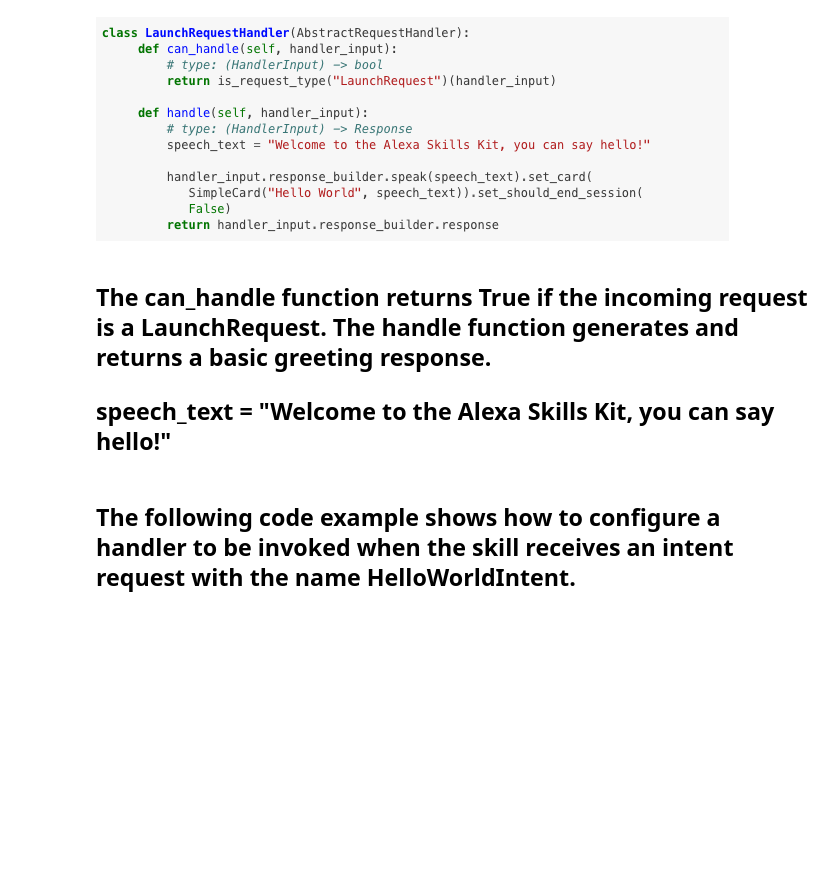
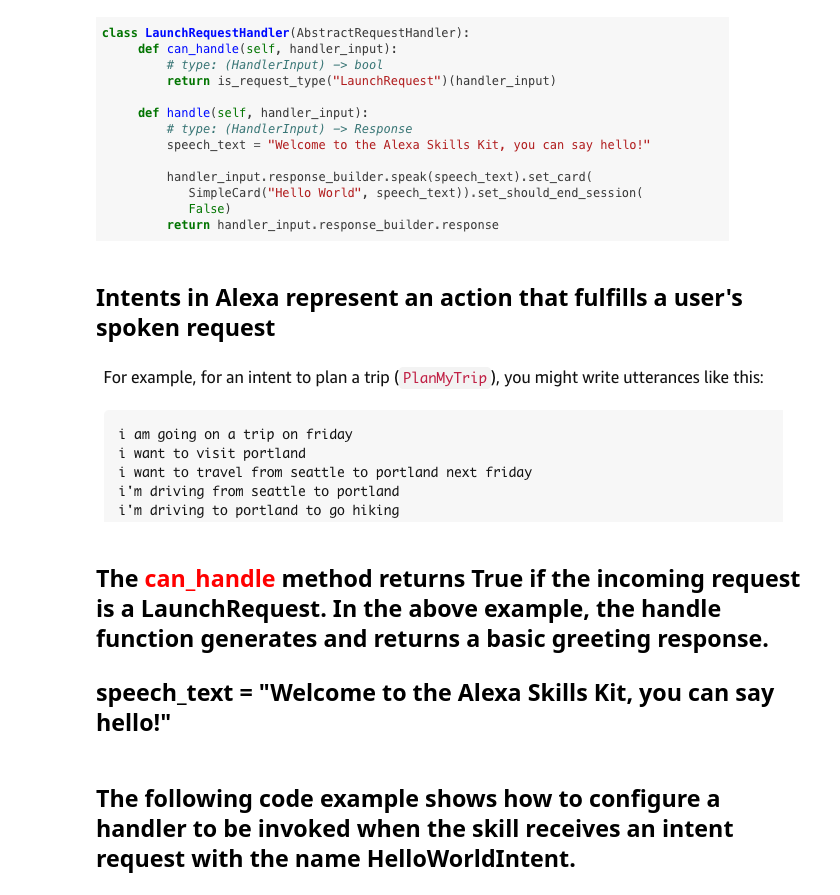
Before and after one commit to jcamier/alexa_hello_zen_python, a Jupyter notebook: alexa_python_talk.ipynb, the cells around one changed output. Cells and saved outputs as stored; diff of their text form; code cells hidden in the pictures; blank space fills up the shorter version.

Commit message:
add intent example

```diff
--- a/alexa_python_talk.ipynb
+++ b/alexa_python_talk.ipynb
@@ -36,8 +45,14 @@ Image(filename='./alexa_process_flow.png')
 Image(filename='./launch_request.png')
 # %% [output]
 [figure]
+# %% [markdown]
+## Intents in Alexa represent an action that fulfills a user's spoken request
+# %%
+Image(filename='./alexa_intents_ex.png')
+# %% [output]
+[figure, added]
 # %% [markdown]
-## The can_handle function returns True if the incoming request is a LaunchRequest. The handle function generates and returns a basic greeting response.
+## The <font color='red'>can_handle</font> method returns True if the incoming request is a LaunchRequest. In the above example, the handle function generates and returns a basic greeting response.
 
 ## speech_text = "Welcome to the Alexa Skills Kit, you can say hello!"
 # %% [markdown]
```
Also changed, not shown: parts of 6 cells of this notebook, 1 other file.
